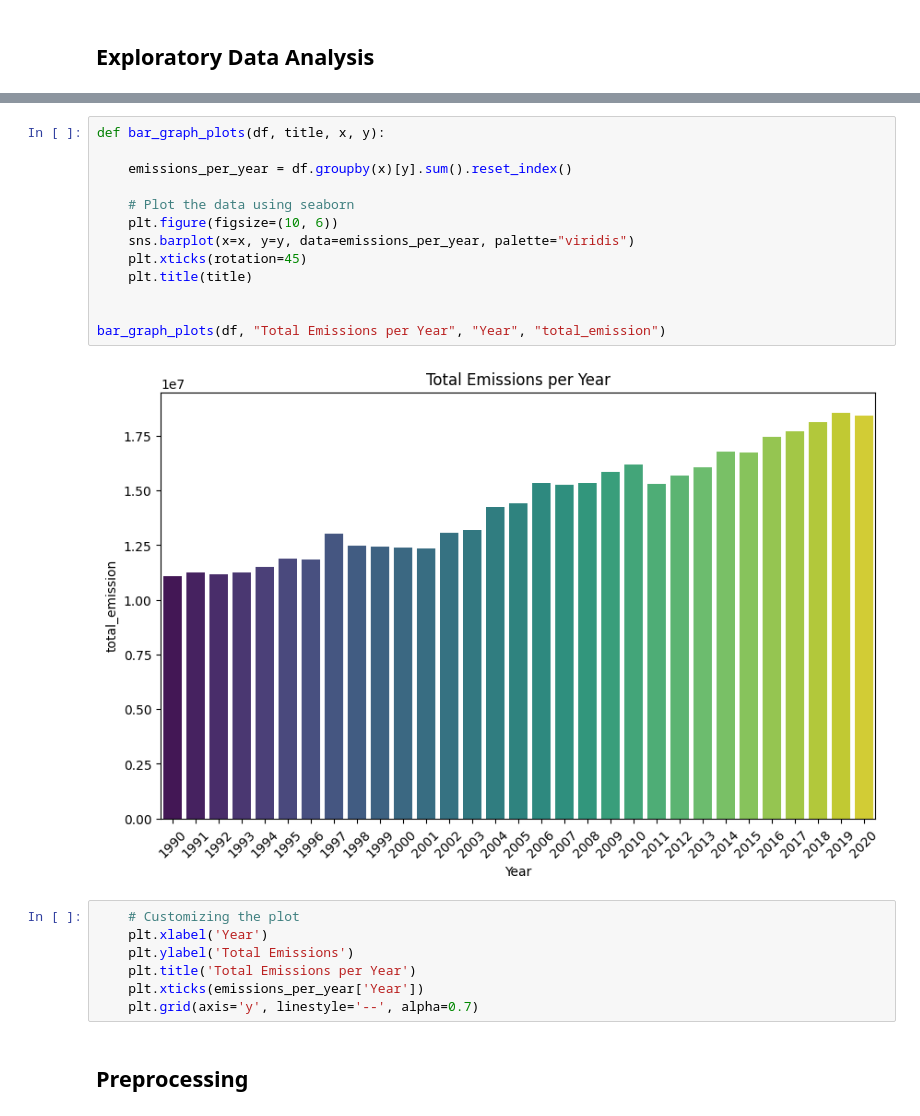
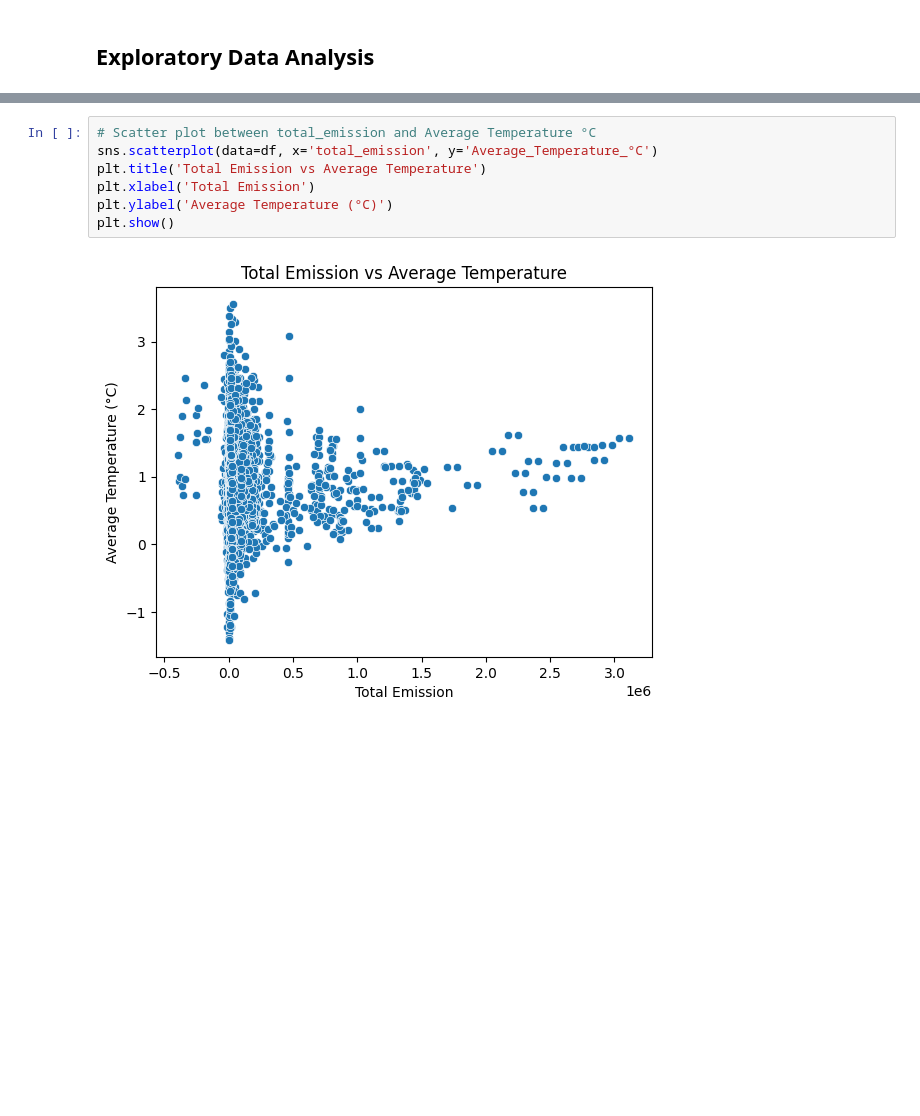
Before and after one commit to justin9503/RegressionSprint_2401FTDSTeam_EG1, a Jupyter notebook: RegressionSprint_2401FTDSTeam_EG1.ipynb, the cells around one changed output, grey strips where cells are left out. Saved outputs shown, nothing was run; the diff lists cells and outputs as text; blank space fills up the shorter version.

```diff
--- a/RegressionSprint_2401FTDSTeam_EG1.ipynb
+++ b/RegressionSprint_2401FTDSTeam_EG1.ipynb
@@ -132,24 +145,9 @@ df.head(1)
-# %%
-def bar_graph_plots(df, title, x, y):
-
-    emissions_per_year = df.groupby(x)[y].sum().reset_index()
-
-    # Plot the data using seaborn
-    plt.figure(figsize=(10, 6))
-    sns.barplot(x=x, y=y, data=emissions_per_year, palette="viridis")
-    plt.xticks(rotation=45)
-    plt.title(title)
-
-
-bar_graph_plots(df, "Total Emissions per Year", "Year", "total_emission")
-# %% [output]
-[figure, removed]
-# %%
-    # Customizing the plot
-    plt.xlabel('Year')
-    plt.ylabel('Total Emissions')
-    plt.title('Total Emissions per Year')
-    plt.xticks(emissions_per_year['Year'])
-    plt.grid(axis='y', linestyle='--', alpha=0.7)
-# %% [markdown]
-## Preprocessing
+# %%
+# Scatter plot between total_emission and Average Temperature °C
+sns.scatterplot(data=df, x='total_emission', y='Average_Temperature_°C')
+plt.title('Total Emission vs Average Temperature')
+plt.xlabel('Total Emission')
+plt.ylabel('Average Temperature (°C)')
+plt.show()
+# %% [output]
+[figure, added]
```
Also changed, not shown: parts of 27 cells of this notebook.
